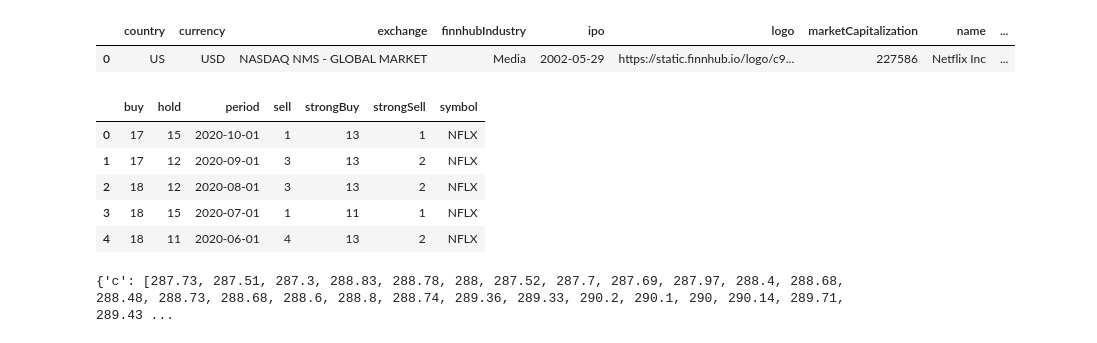
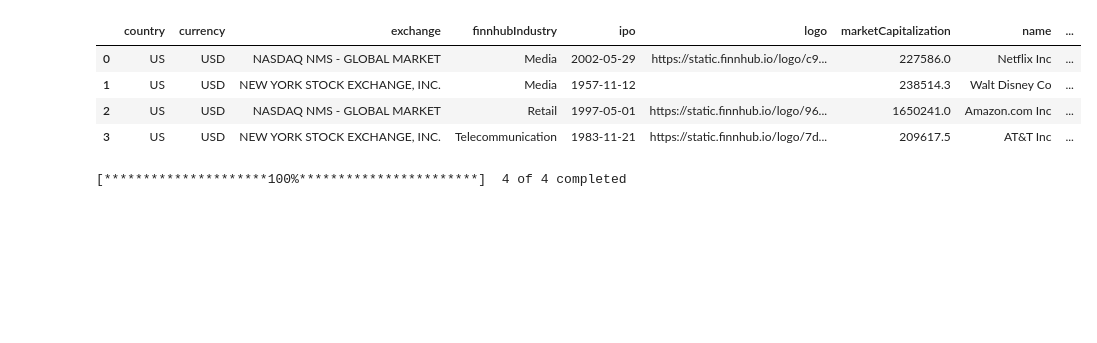
Before and after one commit to jtslater2/old_fashioned, a Jupyter notebook: Scripts/API_script.ipynb, the cells around one changed output. Saved outputs shown, nothing was run; the diff lists cells and outputs as text; code cells hidden in the pictures; blank space fills up the shorter version.

```diff
--- a/Scripts/API_script.ipynb
+++ b/Scripts/API_script.ipynb
@@ -33,27 +1,37 @@ print(json.dumps(json_response, indent=4, sort_keys=True))
-# %%
-df = json_normalize(json_response)
-df.head()
-# %% [output]
-|  | country | currency | exchange | finnhubIndustry | ipo | logo | marketCapitalization | name | ... |
-| 0 | US | USD | NASDAQ NMS - GLOBAL MARKET | Media | 2002-05-29 | https://static.finnhub.io/logo/c9... | 227586 | Netflix Inc | ... |
-# %%
-test2 = requests.get('https://finnhub.io/api/v1/stock/recommendation?symbol=NFLX&token=bu5ii7748v6qku33uo40')
-
-json_response2 = test2.json()
-df2 = json_normalize(json_response2)
-df2.head()
-# %% [output]
-|  | buy | hold | period | sell | strongBuy | strongSell | symbol |
-| 0 | 17 | 15 | 2020-10-01 | 1 | 13 | 1 | NFLX |
-| 1 | 17 | 12 | 2020-09-01 | 3 | 13 | 2 | NFLX |
-| 2 | 18 | 12 | 2020-08-01 | 3 | 13 | 2 | NFLX |
-| 3 | 18 | 15 | 2020-07-01 | 1 | 11 | 1 | NFLX |
-| 4 | 18 | 11 | 2020-06-01 | 4 | 13 | 2 | NFLX |
-# %%
-test3 = requests.get('https://finnhub.io/api/v1/stock/candle?symbol=NFLX&resolution=1&from=1572651390&to=1572910590&token=bu5ii7748v6qku33uo40')
-print(test3.json())
-# json_response3 = test3.json()
-# df3 = json_normalize(json_response3)
-# df3.head()
-# %% [output]
-{'c': [287.73, 287.51, 287.3, 288.83, 288.78, 288, 287.52, 287.7, 287.69, 287.97, 288.4, 288.68, 288.48, 288.73, 288.68, 288.6, 288.8, 288.74, 289.36, 289.33, 290.2, 290.1, 290, 290.14, 289.71, 289.43 ...
+# %%
+%matplotlib inline
+import requests
+import json
+import datetime
+import pandas as pd
+from pandas import json_normalize
+import yfinance as yf
+import matplotlib.pyplot as plt
+import matplotlib.ticker as mtick
+import seaborn
+import numpy as np
+
+tickers = ['NFLX', 'DIS', 'AMZN' , 'T']
+token = "bu5ii7748v6qku33uo40"
+
+data = []
+url = ('https://finnhub.io/api/v1/stock/profile2?token=bu5ii7748v6qku33uo40&symbol=')
+#url = ('https://finnhub.io/api/v1/stock/profile2?symbol=&token=bu5ii7748v6qku33uo40')
+for i in tickers:
+    target_url = url + i
+    response = requests.get(target_url).json()
+    #company_profile_df = json_normalize(response)
+    #df.append(company_profile_df)
+    data.append(response)
+
+df = pd.DataFrame.from_dict(data)
+df
+# company_profile = requests.get(url)
+# company_profile_json = company_profile.json()
+# company_profile_json
+# %% [output]
+|  | country | currency | exchange | finnhubIndustry | ipo | logo | marketCapitalization | name | ... |
+| 0 | US | USD | NASDAQ NMS - GLOBAL MARKET | Media | 2002-05-29 | https://static.finnhub.io/logo/c9... | 227586.0 | Netflix Inc | ... |
+| 1 | US | USD | NEW YORK STOCK EXCHANGE, INC. | Media | 1957-11-12 |  | 238514.3 | Walt Disney Co | ... |
+| 2 | US | USD | NASDAQ NMS - GLOBAL MARKET | Retail | 1997-05-01 | https://static.finnhub.io/logo/96... | 1650241.0 | Amazon.com Inc | ... |
+| 3 | US | USD | NEW YORK STOCK EXCHANGE, INC. | Telecommunication | 1983-11-21 | https://static.finnhub.io/logo/7d... | 209617.5 | AT&T Inc | ... |
@@ -59,0 +48,7 @@ print(test3.json())
+# %%
+# Querying historical data. We are going back 5 years to the day for our analysis.
+
+ytickers = yf.Tickers('NFLX DIS AMZN T')
+historical_data = ytickers.history(period="5y")
+# %% [output]
+[*********************100%***********************]  4 of 4 completed
```
Also changed, not shown: parts of 6 cells of this notebook.
